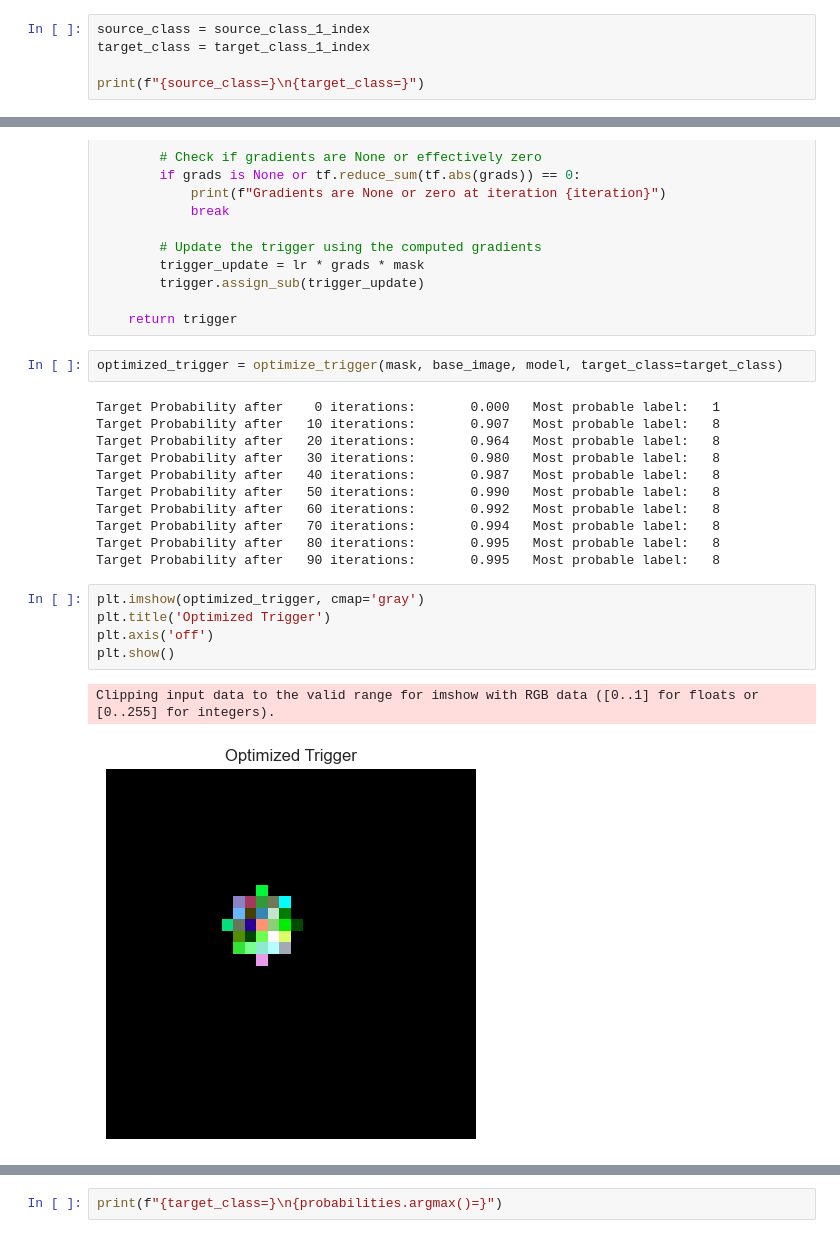
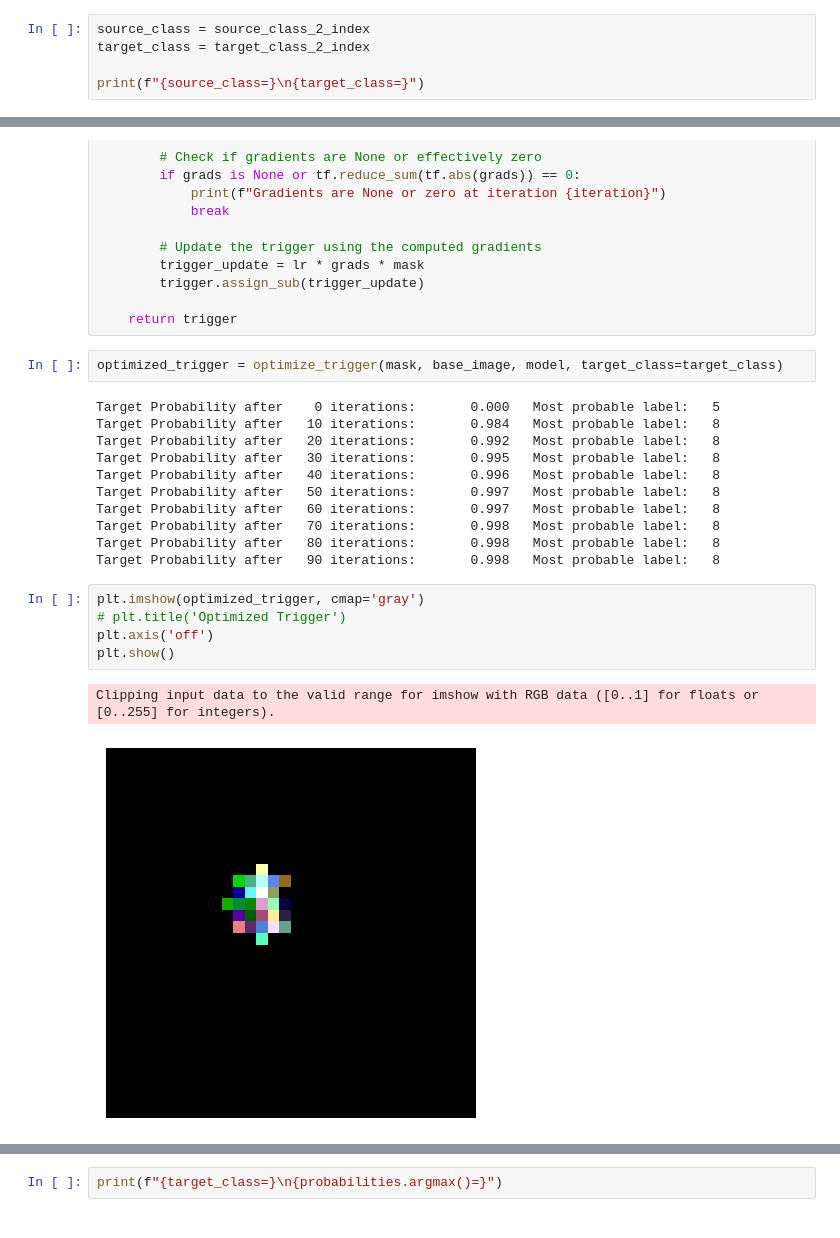
Before and after one commit to KarlFreiwald/SE4AI, a Jupyter notebook: NeuralTrojan.ipynb, the cells around one changed output, grey strips where cells are left out. Saved outputs shown, nothing was run; the diff lists cells and outputs as text.

```diff
--- a/NeuralTrojan.ipynb
+++ b/NeuralTrojan.ipynb
@@ -31,8 +31,8 @@ target_class_1_index = df[df['SignName'] == target_class_1]['ClassId'].iloc[0]
 source_class_2_index = df[df['SignName'] == source_class_2]['ClassId'].iloc[0]
 target_class_2_index = df[df['SignName'] == target_class_2]['ClassId'].iloc[0]
 # %%
-source_class = source_class_1_index
-target_class = target_class_1_index
+source_class = source_class_2_index
+target_class = target_class_2_index
 
 print(f"{source_class=}\n{target_class=}")
 # %% [output]
@@ -161,24 +165,24 @@ def optimize_trigger(mask, base_image, model, target_class, lr=0.1, lambda_reg=1
 # %%
 optimized_trigger = optimize_trigger(mask, base_image, model, target_class=target_class)
 # %% [output]
-Target Probability after    0 iterations:       0.000   Most probable label:   1
-Target Probability after   10 iterations:       0.907   Most probable label:   8
-Target Probability after   20 iterations:       0.964   Most probable label:   8
-Target Probability after   30 iterations:       0.980   Most probable label:   8
-Target Probability after   40 iterations:       0.987   Most probable label:   8
-Target Probability after   50 iterations:       0.990   Most probable label:   8
-Target Probability after   60 iterations:       0.992   Most probable label:   8
-Target Probability after   70 iterations:       0.994   Most probable label:   8
-Target Probability after   80 iterations:       0.995   Most probable label:   8
-Target Probability after   90 iterations:       0.995   Most probable label:   8
+Target Probability after    0 iterations:       0.000   Most probable label:   5
+Target Probability after   10 iterations:       0.984   Most probable label:   8
+Target Probability after   20 iterations:       0.992   Most probable label:   8
+Target Probability after   30 iterations:       0.995   Most probable label:   8
+Target Probability after   40 iterations:       0.996   Most probable label:   8
+Target Probability after   50 iterations:       0.997   Most probable label:   8
+Target Probability after   60 iterations:       0.997   Most probable label:   8
+Target Probability after   70 iterations:       0.998   Most probable label:   8
+Target Probability after   80 iterations:       0.998   Most probable label:   8
+Target Probability after   90 iterations:       0.998   Most probable label:   8
 # %%
 plt.imshow(optimized_trigger, cmap='gray')
-plt.title('Optimized Trigger')
+# plt.title('Optimized Trigger')
 plt.axis('off')
 plt.show()
 # %% [output]
 Clipping input data to the valid range for imshow with RGB data ([0..1] for floats or [0..255] for integers).
-[figure, old version]
+[figure, new version]
 # %%
 modified_image = tf.where(mask == 1, optimized_trigger, base_image)
 
```
Also changed, not shown: parts of 17 cells of this notebook, 9 other files.
